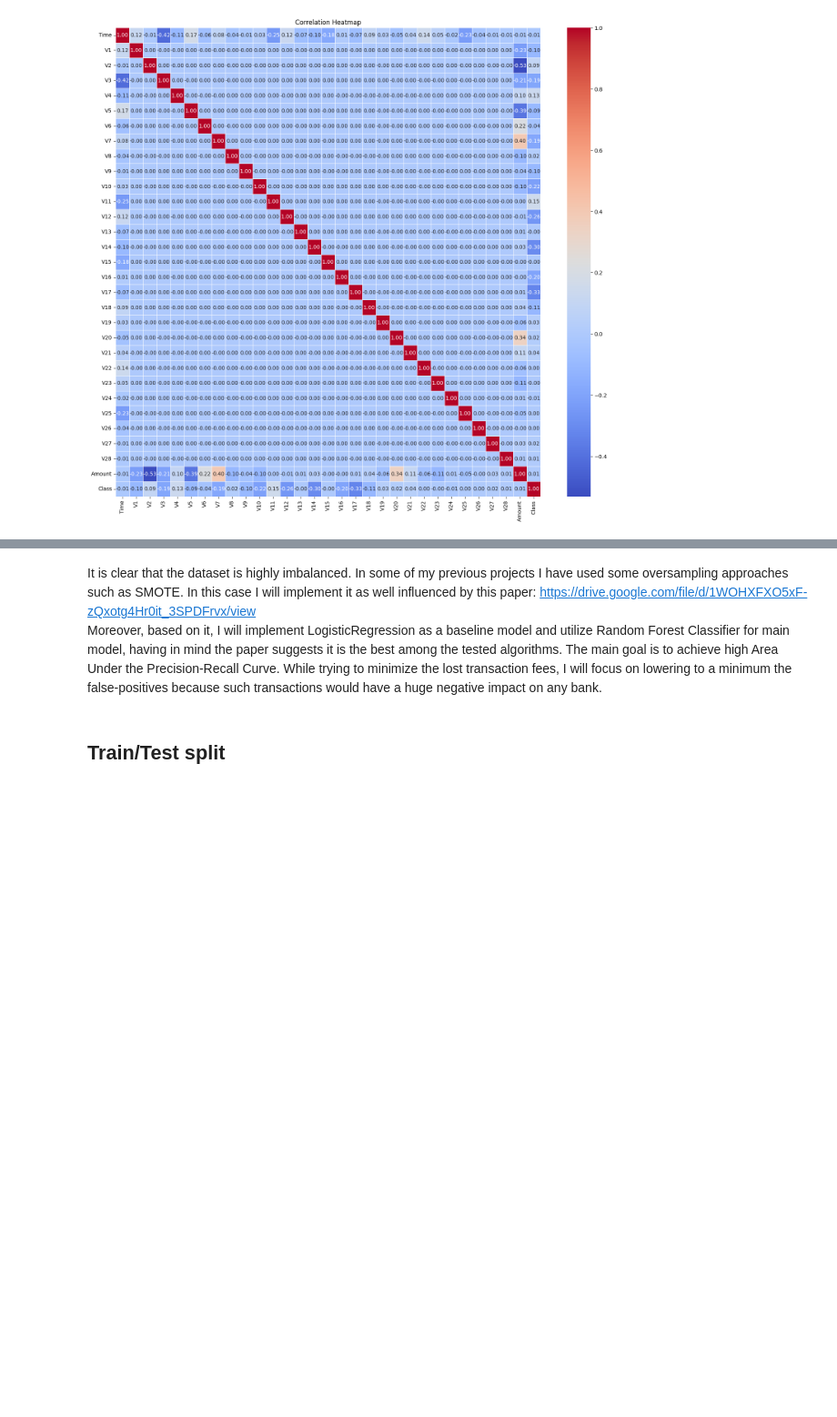
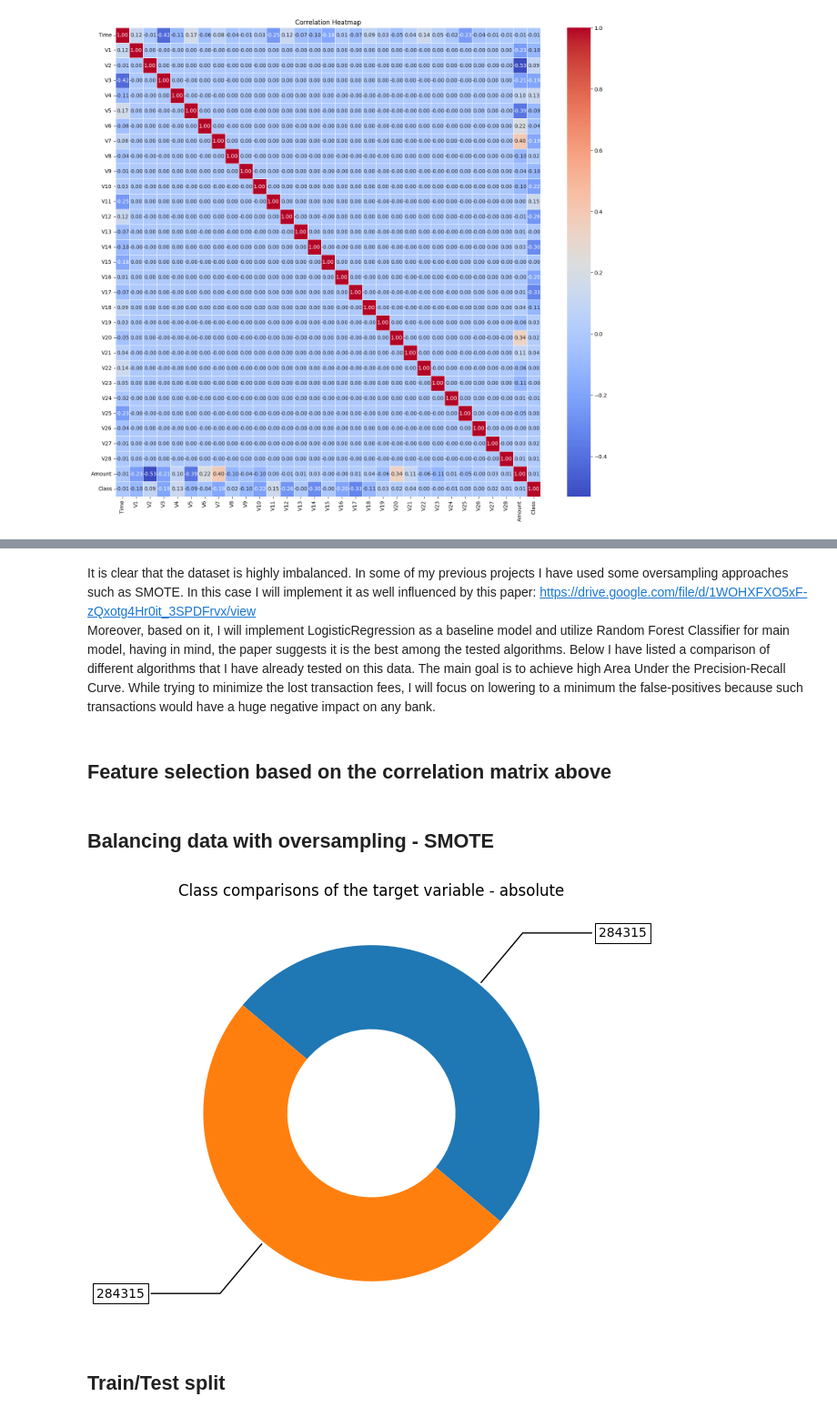
Before and after one commit to NickKirilov/My-PayPal, a Jupyter notebook: my_paypal.ipynb, the cells around one changed output, grey strips where cells are left out. Shown at 91% size. Drawn from its saved outputs; the diff is of its cells as text; code cells hidden in the pictures; blank space fills up the shorter version.

```diff
--- a/my_paypal.ipynb
+++ b/my_paypal.ipynb
@@ -96,2 +114,4 @@ plt.show()
 # %% [markdown]
-It is clear that the dataset is highly imbalanced. In some of my previous projects I have used some oversampling approaches such as SMOTE. In this case I will implement it as well influenced by this paper: https://drive.google.com/file/d/1WOHXFXO5xF-zQxotg4Hr0it_3SPDFrvx/view <br> Moreover, based on it, I will implement LogisticRegression as a baseline model and utilize Random Forest Classifier for main model, having in mind the paper suggests it is the best among the tested algorithms. The main goal is to achieve high Area Under the Precision-Recall Curve. While trying to minimize the lost transaction fees, I will focus on lowering to a minimum the false-positives because such transactions would have a huge negative impact on any bank.
+It is clear that the dataset is highly imbalanced. In some of my previous projects I have used some oversampling approaches such as SMOTE. In this case I will implement it as well influenced by this paper: https://drive.google.com/file/d/1WOHXFXO5xF-zQxotg4Hr0it_3SPDFrvx/view <br> Moreover, based on it, I will implement LogisticRegression as a baseline model and utilize Random Forest Classifier for main model, having in mind, the paper suggests it is the best among the tested algorithms. Below I have listed a comparison of different algorithms that I have already tested on this data. The main goal is to achieve high Area Under the Precision-Recall Curve. While trying to minimize the lost transaction fees, I will focus on lowering to a minimum the false-positives because such transactions would have a huge negative impact on any bank.
+# %% [markdown]
+## Feature selection based on the correlation matrix above
@@ -98,2 +120,14 @@ It is clear that the dataset is highly imbalanced. In some of my previous projec
+# %% [markdown]
+## Balancing data with oversampling - SMOTE
+# %%
+X = df.drop(columns=["Class"])
+y = df["Class"]
+
+smote = SMOTE(sampling_strategy='minority')
+X_res, y_res = smote.fit_resample(X, y)
+target_list = y_res.value_counts().to_list()
+visualize_class_balance(target_list, abs_nums=True)
+# %% [output]
+[figure, added]
 # %% [markdown]
 ## Train/Test split
```
Also changed, not shown: parts of 13 cells of this notebook, 8 other files.
